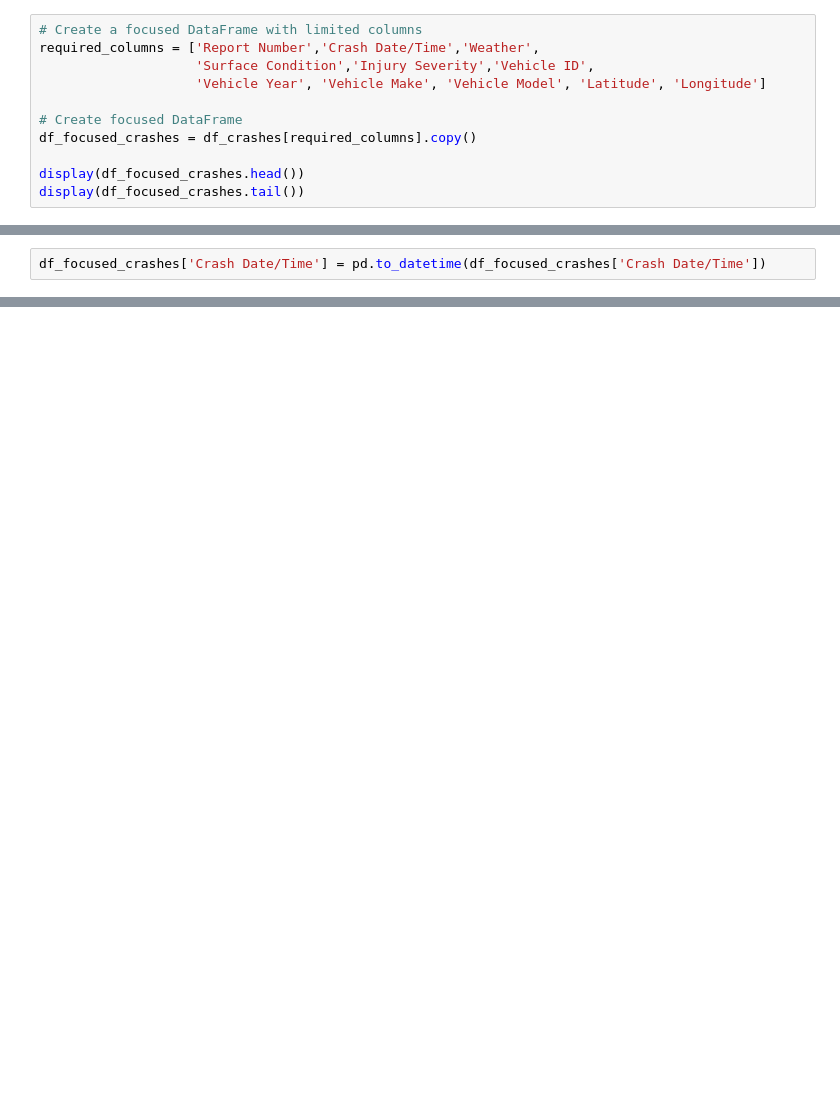
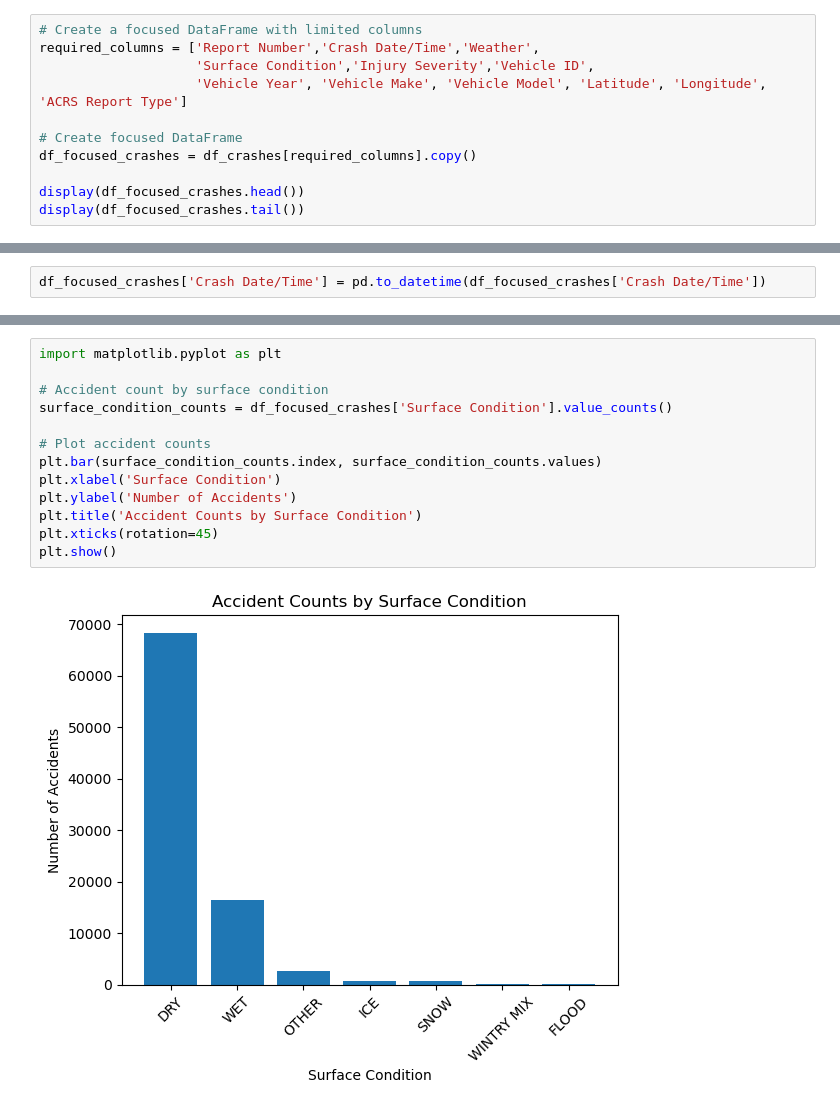
Before and after one commit to Brian-Hansen-Turton/module-9-project, a Jupyter notebook: Code/crashData.ipynb, the cells around one changed output, grey strips where cells are left out. Drawn from its saved outputs; the diff is of its cells as text; blank space fills up the shorter version.

Commit message:
Suface Conditions vs Accident Counts vs Injury Severity

```diff
--- a/Code/crashData.ipynb
+++ b/Code/crashData.ipynb
@@ -45,7 +100,7 @@ df_crashes.info()
 # Create a focused DataFrame with limited columns
 required_columns = ['Report Number','Crash Date/Time','Weather',
                     'Surface Condition','Injury Severity','Vehicle ID',
-                    'Vehicle Year', 'Vehicle Make', 'Vehicle Model', 'Latitude', 'Longitude']
+                    'Vehicle Year', 'Vehicle Make', 'Vehicle Model', 'Latitude', 'Longitude', 'ACRS Report Type']
 
 # Create focused DataFrame
 df_focused_crashes = df_crashes[required_columns].copy()
@@ -116,0 +222,15 @@ df_focused_crashes.info()
+# %%
+import matplotlib.pyplot as plt
+
+# Accident count by surface condition
+surface_condition_counts = df_focused_crashes['Surface Condition'].value_counts()
+
+# Plot accident counts
+plt.bar(surface_condition_counts.index, surface_condition_counts.values)
+plt.xlabel('Surface Condition')
+plt.ylabel('Number of Accidents')
+plt.title('Accident Counts by Surface Condition')
+plt.xticks(rotation=45)
+plt.show()
+# %% [output]
+[figure, added]
```
Also changed, not shown: parts of 25 cells of this notebook.
